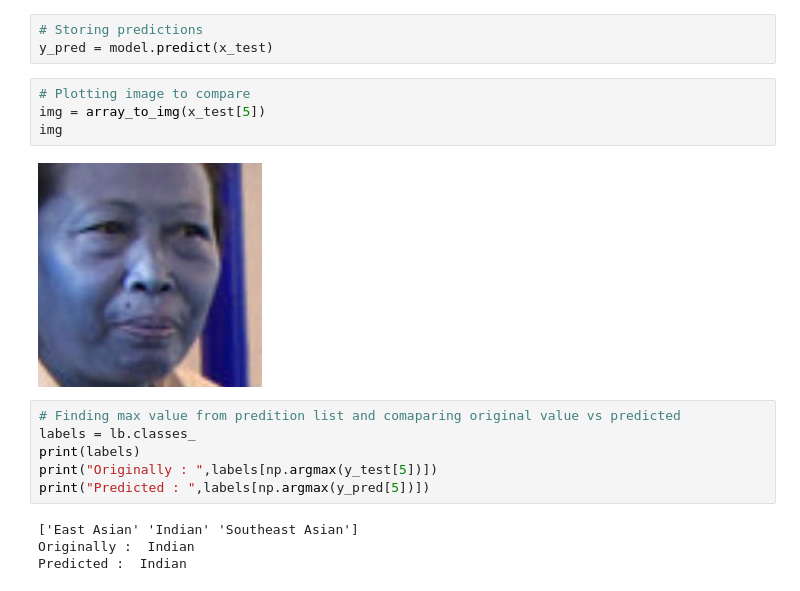
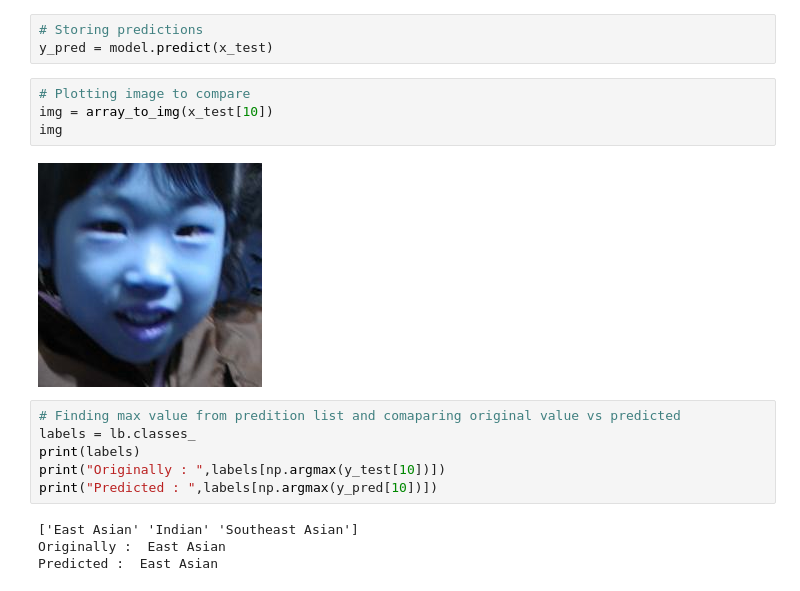
Before and after one commit to arponmandal/Image-classification, a Jupyter notebook: ethnicity_prediction_with_human_face.ipynb, the cells around one changed output. Saved outputs shown, nothing was run; the diff lists cells and outputs as text.

```diff
--- a/ethnicity_prediction_with_human_face.ipynb
+++ b/ethnicity_prediction_with_human_face.ipynb
@@ -212,17 +212,17 @@ Test Accuracy: 57.16666579246521
 y_pred = model.predict(x_test)
 # %%
 # Plotting image to compare
-img = array_to_img(x_test[5])
+img = array_to_img(x_test[10])
 img
 # %% [output]
-[figure, old version]
+[figure, new version]
 # %%
 # Finding max value from predition list and comaparing original value vs predicted
 labels = lb.classes_
 print(labels)
-print("Originally : ",labels[np.argmax(y_test[5])])
-print("Predicted : ",labels[np.argmax(y_pred[5])])
+print("Originally : ",labels[np.argmax(y_test[10])])
+print("Predicted : ",labels[np.argmax(y_pred[10])])
 # %% [output]
 ['East Asian' 'Indian' 'Southeast Asian']
-Originally :  Indian
-Predicted :  Indian
+Originally :  East Asian
+Predicted :  East Asian
```
Also changed, not shown: parts of 5 cells of this notebook.
